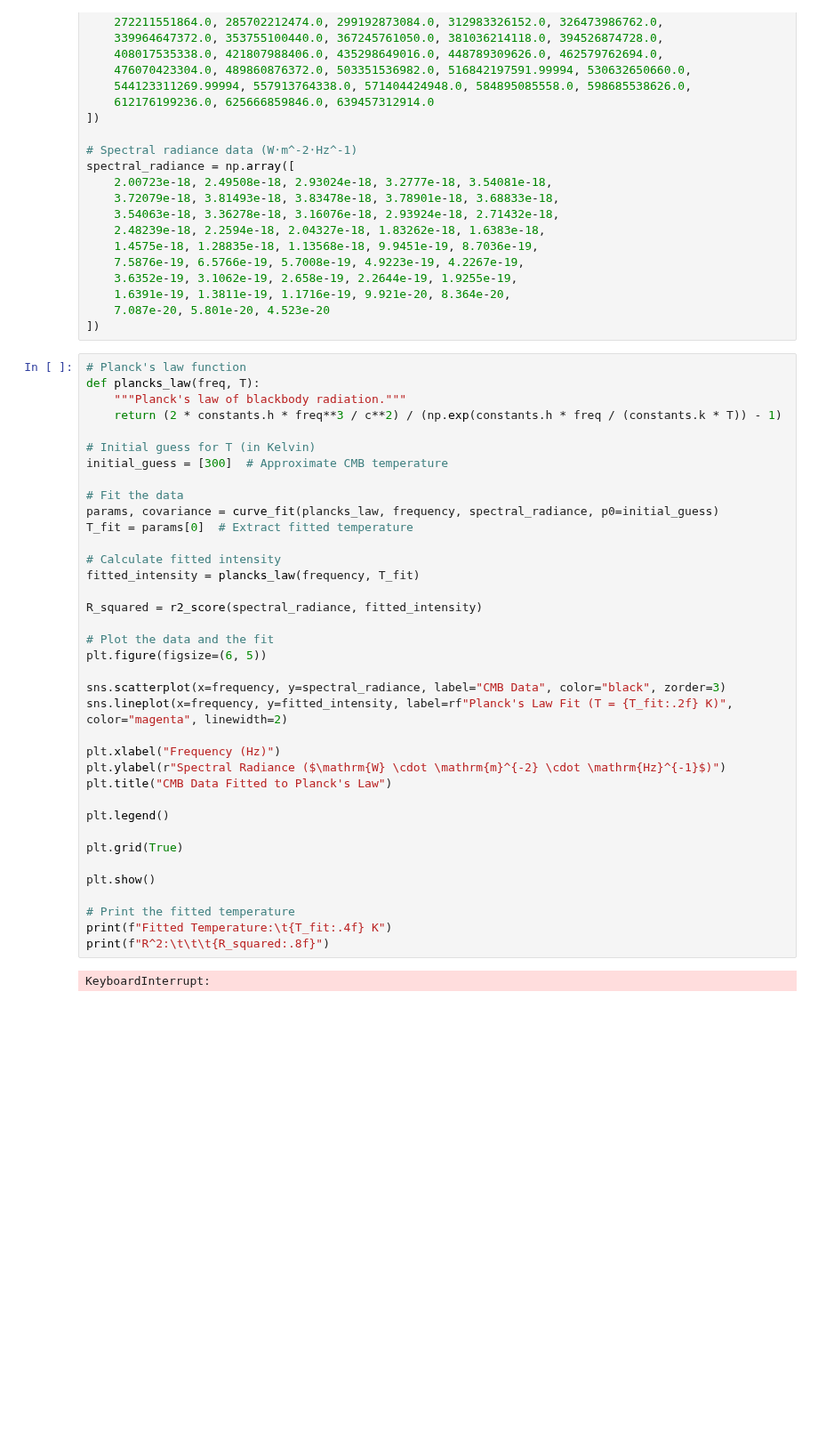
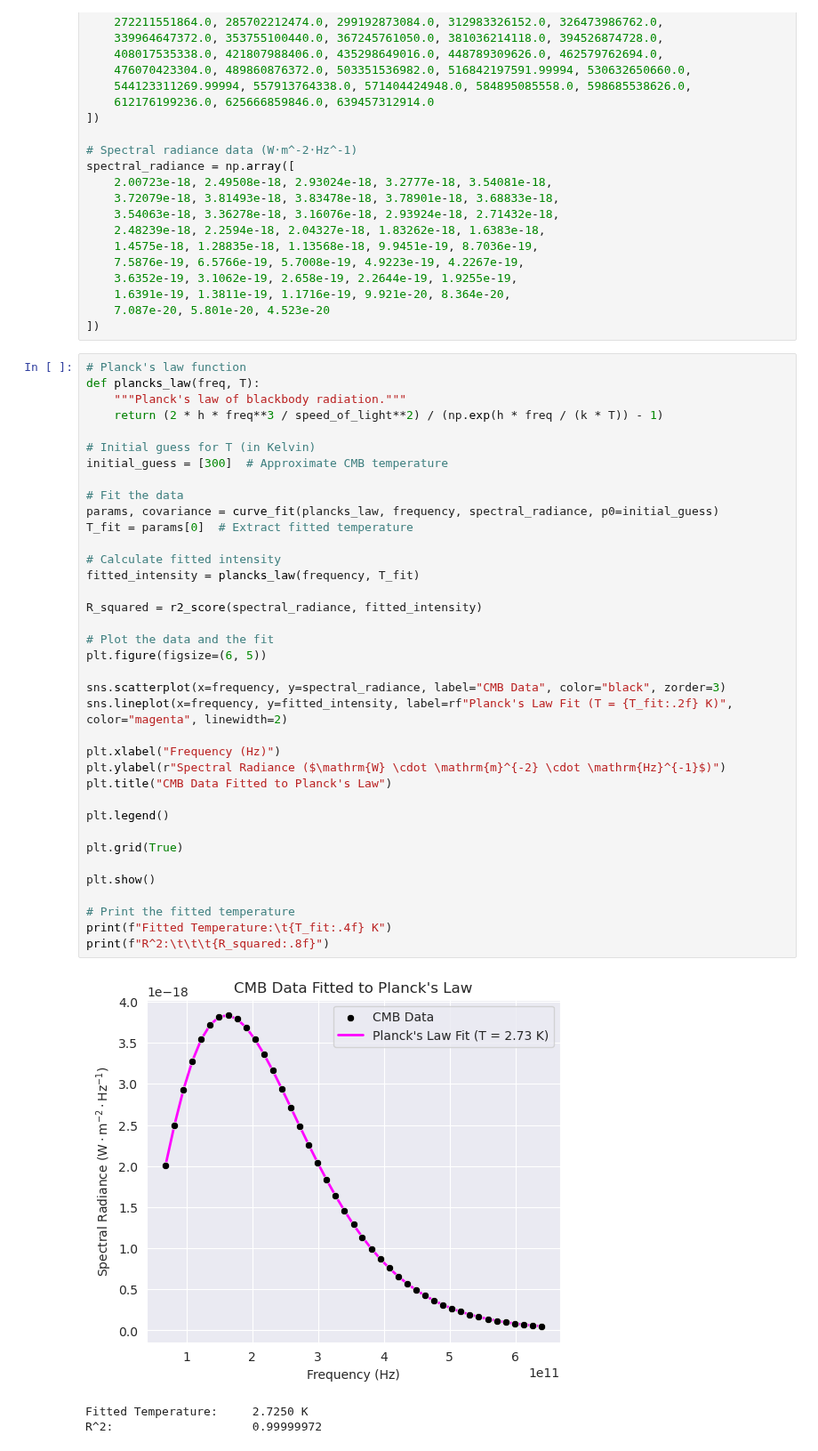
Before and after one commit to Steelpush-Ironpull/GP_2024, a Jupyter notebook: 06_exercises.ipynb, the cells around one changed output. Shown at 89% size. Saved outputs shown, nothing was run; the diff lists cells and outputs as text; blank space fills up the shorter version.

Commit message:
fixed ex3 by renaming c into speed of light fixed import for h and k

```diff
--- a/06_exercises.ipynb
+++ b/06_exercises.ipynb
@@ -414,38 +414,40 @@ spectral_radiance = np.array([
 # Planck's law function
 def plancks_law(freq, T):
     """Planck's law of blackbody radiation."""
-    return (2 * constants.h * freq**3 / c**2) / (np.exp(constants.h * freq / (constants.k * T)) - 1)
+    return (2 * h * freq**3 / speed_of_light**2) / (np.exp(h * freq / (k * T)) - 1)
 
 # Initial guess for T (in Kelvin)
 initial_guess = [300]  # Approximate CMB temperature
 
 # Fit the data
 params, covariance = curve_fit(plancks_law, frequency, spectral_radiance, p0=initial_guess)
 T_fit = params[0]  # Extract fitted temperature
 
 # Calculate fitted intensity
 fitted_intensity = plancks_law(frequency, T_fit)
 
 R_squared = r2_score(spectral_radiance, fitted_intensity)
 
 # Plot the data and the fit
 plt.figure(figsize=(6, 5))
 
 sns.scatterplot(x=frequency, y=spectral_radiance, label="CMB Data", color="black", zorder=3)
 sns.lineplot(x=frequency, y=fitted_intensity, label=rf"Planck's Law Fit (T = {T_fit:.2f} K)", color="magenta", linewidth=2)
 
 plt.xlabel("Frequency (Hz)")
 plt.ylabel(r"Spectral Radiance ($\mathrm{W} \cdot \mathrm{m}^{-2} \cdot \mathrm{Hz}^{-1}$)")
 plt.title("CMB Data Fitted to Planck's Law")
 
 plt.legend()
 
 plt.grid(True)
 
 plt.show()
 
 # Print the fitted temperature
 print(f"Fitted Temperature:\t{T_fit:.4f} K")
 print(f"R^2:\t\t\t{R_squared:.8f}")
 # %% [output]
+[figure, added]
-KeyboardInterrupt:
+Fitted Temperature:     2.7250 K
+R^2:                    0.99999972
```
Also changed, not shown: parts of 1 cell of this notebook.
